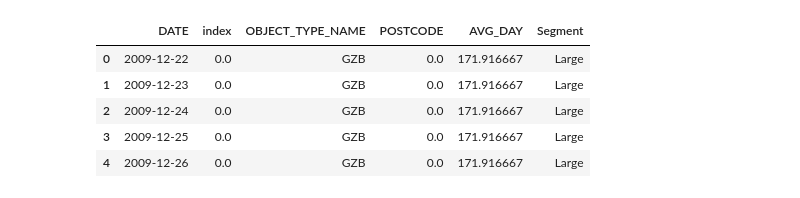
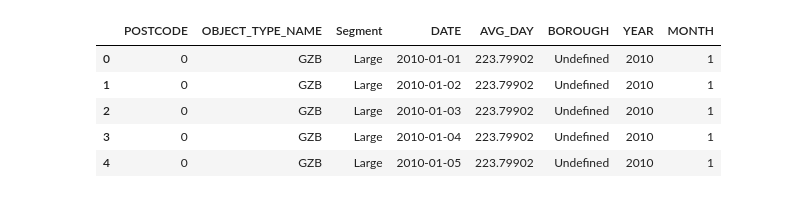
Before and after one commit to benplatten/UvA_DSP_Waternet, a Jupyter notebook: pipelines/customer_segmentation.ipynb, the cells around one changed output. Cells and saved outputs as stored; diff of their text form; code cells hidden in the pictures.

Commit message:
Added new-style segmentation

```diff
--- a/pipelines/customer_segmentation.ipynb
+++ b/pipelines/customer_segmentation.ipynb
@@ -13,6 +13,7 @@ pd.options.display.max_columns = None
 sns.set(style="darkgrid")
 random_seed = 42
 # %%
-df = pd.read_csv('data/output_objects_timeseries_1.csv', index_col=0)
-df.head()
+df = pd.read_csv('data/output_objects_daily_combined.csv', index_col=0)
+print(df.head())
+df.shape
 # %% [output]
@@ -49,0 +27,9 @@ df_segments
+# %%
+# converting to datetime
+df.DATE = df.DATE.apply(pd.to_datetime)
+# filtering dates in scope
+df = df.loc[df.DATE >= '2010']
+# converting to ints
+df.POSTCODE = df.POSTCODE.astype(int)
+print(df.head())
+df.shape
@@ -49,0 +44,3 @@ df_segments
+# %%
+postcodes = pd.read_csv('data/Postal_codes_object_data.csv', sep=';')
+postcodes.head()
@@ -49,0 +54,3 @@ df_segments
+# %%
+df = df.merge(postcodes, how='left', on='POSTCODE')
+df.head()
@@ -50,11 +64,10 @@ df_segments
 # %%
-df['Segment'] = df_segments.loc[df.AVG_DAY.abs().replace(np.inf, 0)]['index'].values
-df['DATE'] = pd.to_datetime(df.DATE)
+df['YEAR'], df['MONTH'] = df.DATE.dt.year, df.DATE.dt.month
 df.head()
 # %% [output]
-|  | DATE | index | OBJECT_TYPE_NAME | POSTCODE | AVG_DAY | Segment |
-| 0 | 2009-12-22 | 0.0 | GZB | 0.0 | 171.916667 | Large |
-| 1 | 2009-12-23 | 0.0 | GZB | 0.0 | 171.916667 | Large |
-| 2 | 2009-12-24 | 0.0 | GZB | 0.0 | 171.916667 | Large |
-| 3 | 2009-12-25 | 0.0 | GZB | 0.0 | 171.916667 | Large |
-| 4 | 2009-12-26 | 0.0 | GZB | 0.0 | 171.916667 | Large |
+|  | POSTCODE | OBJECT_TYPE_NAME | Segment | DATE | AVG_DAY | BOROUGH | YEAR | MONTH |
+| 0 | 0 | GZB | Large | 2010-01-01 | 223.79902 | Undefined | 2010 | 1 |
+| 1 | 0 | GZB | Large | 2010-01-02 | 223.79902 | Undefined | 2010 | 1 |
+| 2 | 0 | GZB | Large | 2010-01-03 | 223.79902 | Undefined | 2010 | 1 |
+| 3 | 0 | GZB | Large | 2010-01-04 | 223.79902 | Undefined | 2010 | 1 |
+| 4 | 0 | GZB | Large | 2010-01-05 | 223.79902 | Undefined | 2010 | 1 |
```
Also changed, not shown: parts of 15 cells of this notebook.
